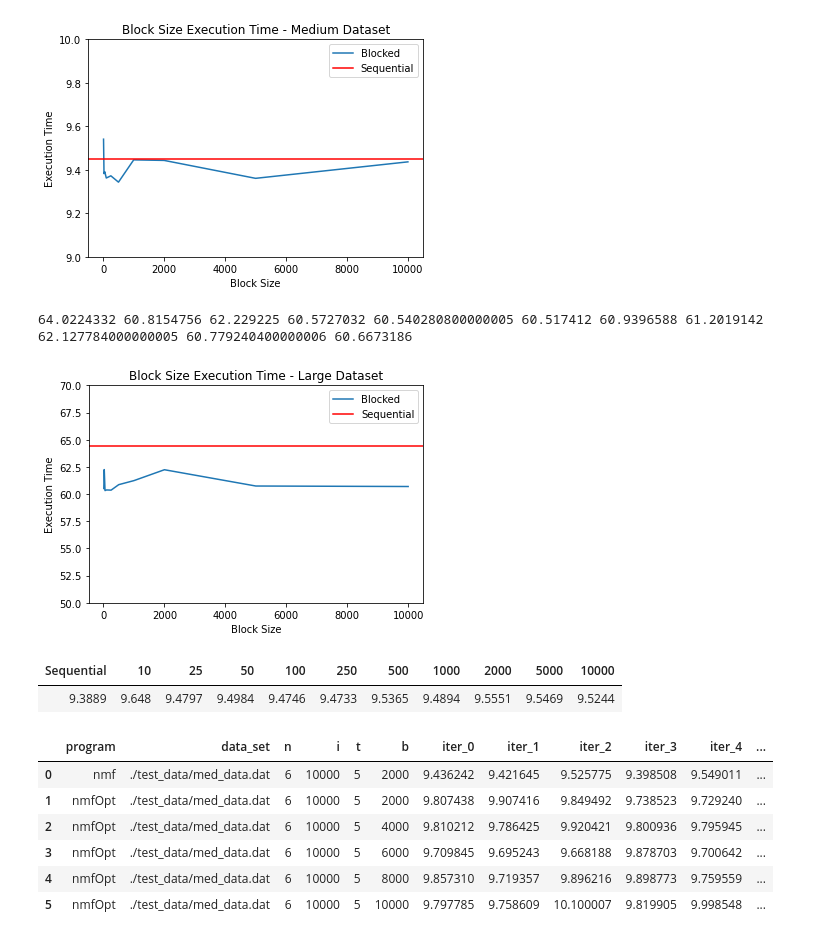
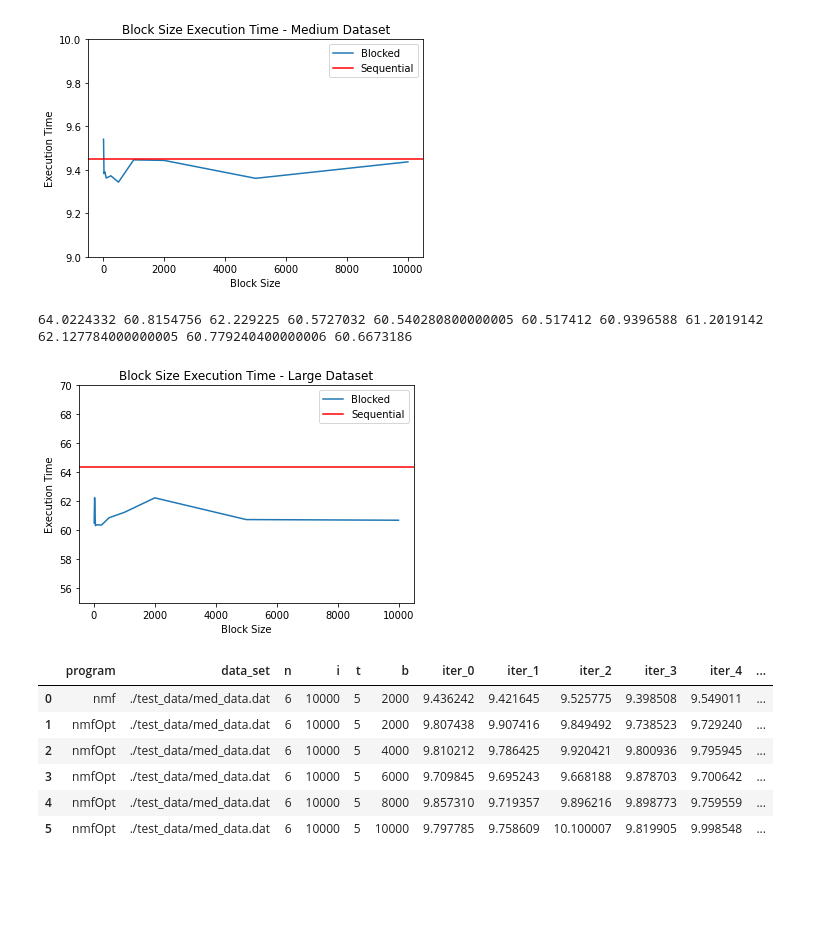
Before and after one commit to NFabrizio/NMF, a Jupyter notebook: results.ipynb, the cells around one changed output. Drawn from its saved outputs; the diff is of its cells as text; code cells hidden in the pictures; blank space fills up the shorter version.

```diff
--- a/results.ipynb
+++ b/results.ipynb
@@ -231,109 +286,35 @@ seq = [60.906942, 65.791226, 61.495260, 65.909135, 66.292854, 60.697092, 66.0096
 par10 = [60.343254, 60.561474, 60.449829, 62.190076, 60.301975, 60.532745, 62.227841]
 par25 = [63.361837, 65.885473, 60.655988, 60.592889, 63.790693, 60.580615, 62.744718]
 par50 = [64.132692, 60.386337, 60.141502, 60.161332, 60.417069, 60.083275, 61.757276]
 par100 = [60.318428, 60.414053, 60.171394, 61.296319, 61.851624, 60.264112, 60.408492]
 par250 = [60.179979, 59.891246, 60.391118, 60.378669, 61.319627, 60.317667, 62.100910]
 par500 = [60.314595, 61.117702, 61.756292, 60.340996, 63.036884, 61.125936, 60.357368]
 par1000 = [61.227422, 60.354767, 60.306954, 62.765614, 61.834360, 60.654657, 61.938365]
 par2000 = [60.613229, 63.260377, 63.451489, 60.436812, 64.865226, 62.845308, 60.468517]
 par5000 = [60.095884, 60.554738, 65.304430, 61.575913, 60.762393, 59.960676, 60.907274]
 par10000 = [61.029667, 62.605819, 60.816393, 60.217176, 60.193416, 60.315100, 60.958257]
 
 # take average of each list
 print(avg(seq), avg(par10), avg(par25), avg(par50), avg(par100), avg(par250), avg(par500), avg(par1000), avg(par2000), avg(par5000), avg(par10000))
 
 # plot the results against the number of block sizes
 par = [avg(par10), avg(par25), avg(par50), avg(par100), avg(par250), avg(par500), avg(par1000), avg(par2000), avg(par5000), avg(par10000)]
 block_sizes = [10, 25, 50, 100, 250, 500, 1000, 2000, 5000, 10000]
 
 # set y axis to start at 0 and end at 1
-plt.ylim(50, 70)
+plt.ylim(55, 70)
 plt.plot(block_sizes, par)
 plt.axhline(y = avg(seq), color = 'r', linestyle = '-')
 plt.xlabel('Block Size')
 plt.ylabel('Execution Time')
 plt.title('Block Size Execution Time - Large Dataset')
 
 # and add a legend to the plot to show the sequential line vs the parallel line
 plt.legend(['Blocked', 'Sequential'])
 plt.show()
 # %% [output]
 64.0224332 60.8154756 62.229225 60.5727032 60.540280800000005 60.517412 60.9396588 61.2019142 62.127784000000005 60.779240400000006 60.6673186
-[figure, old version]
+[figure, new version]
-# %%
-from prettytable import PrettyTable
-
-# # Block size tests - really see no joy at all. Too small? Not a localization issue?
-# (base) denver:~/CS575/NMF$ ./test.sh 1 10000 ./test_data/med_data.dat 5 0 1 nmf
-# 1 threads for nmf -N 6 -I 10000 -T 5 -B 1 ./test_data/med_data.dat
-# 9.406589, 9.325238, 9.404208, 9.387634, 9.362653, 9.383552, 9.479898,
-
-# (base) denver:~/CS575/NMF$ ./test.sh 6 10000 ./test_data/med_data.dat 5 0 10 nmfOpt
-# 1 threads for nmfOpt -N 6 -I 10000 -T 5 -B 10 ./test_data/med_data.dat
-# 9.722706, 9.579972, 9.661539, 9.737212, 9.599060, 9.676715, 9.564941,
-# (base) denver:~/CS575/NMF$ ./test.sh 6 10000 ./test_data/med_data.dat 5 0 25 nmfOpt
-# 1 threads for nmfOpt -N 6 -I 10000 -T 5 -B 25 ./test_data/med_data.dat
-# 9.432991, 9.493594, 9.463730, 9.553460, 9.448938, 9.493673, 9.498362,
-# (base) denver:~/CS575/NMF$ ./test.sh 6 10000 ./test_data/med_data.dat 5 0 50 nmfOpt
-# 1 threads for nmfOpt -N 6 -I 10000 -T 5 -B 50 ./test_data/med_data.dat
-# 9.466799, 9.534266, 9.450707, 9.495390, 9.564350, 9.529818, 9.465759,
-# (base) denver:~/CS575/NMF$ ./test.sh 6 10000 ./test_data/med_data.dat 5 0 100 nmfOpt
-# 1 threads for nmfOpt -N 6 -I 10000 -T 5 -B 100 ./test_data/med_data.dat
-# 9.452977, 9.510970, 9.526947, 9.405941, 9.471033, 9.410863, 9.707120,
-# (base) denver:~/CS575/NMF$ ./test.sh 6 10000 ./test_data/med_data.dat 5 0 250 nmfOpt
-# 1 threads for nmfOpt -N 6 -I 10000 -T 5 -B 250 ./test_data/med_data.dat
-# 9.408955, 9.560139, 9.436111, 9.338082, 9.544690, 9.416759, 9.575007,
-# (base) denver:~/CS575/NMF$ ./test.sh 6 10000 ./test_data/med_data.dat 5 0 500 nmfOpt
-# 1 threads for nmfOpt -N 6 -I 10000 -T 5 -B 500 ./test_data/med_data.dat
-# 9.504865, 9.649893, 9.623651, 9.458090, 9.513319, 9.504950, 9.535742,
-# (base) denver:~/CS575/NMF$ ./test.sh 6 10000 ./test_data/med_data.dat 5 0 1000 nmfOpt
-# 1 threads for nmfOpt -N 6 -I 10000 -T 5 -B 1000 ./test_data/med_data.dat
-# 9.483290, 9.528004, 9.468683, 9.524097, 9.507855, 9.453468, 9.463101,
-# (base) denver:~/CS575/NMF$ ./test.sh 6 10000 ./test_data/med_data.dat 5 0 2000 nmfOpt
-# 1 threads for nmfOpt -N 6 -I 10000 -T 5 -B 2000 ./test_data/med_data.dat
-# 9.462383, 9.553690, 9.712771, 9.667013, 9.557601, 9.412043, 9.534750,
-# (base) denver:~/CS575/NMF$ ./test.sh 6 10000 ./test_data/med_data.dat 5 0 5000 nmfOpt
-# 1 threads for nmfOpt -N 6 -I 10000 -T 5 -B 5000 ./test_data/med_data.dat
-# 9.571613, 9.479653, 9.566766, 9.650081, 9.536227, 9.569641, 9.490401,
-# (base) denver:~/CS575/NMF$ ./test.sh 6 10000 ./test_data/med_data.dat 5 0 10000 nmfOpt
-# 1 threads for nmfOpt -N 6 -I 10000 -T 5 -B 10000 ./test_data/med_data.dat
-# 9.470639, 9.565643, 9.551589, 9.517079, 9.560104, 9.457342, 9.522353,
-
-# create arrays of the data
-seq = [9.406589, 9.325238, 9.404208, 9.387634, 9.362653, 9.383552, 9.479898]
-par_10 = [9.722706, 9.579972, 9.661539, 9.737212, 9.599060, 9.676715, 9.564941]
-par_25 = [9.432991, 9.493594, 9.463730, 9.553460, 9.448938, 9.493673, 9.498362]
-par_50 = [9.466799, 9.534266, 9.450707, 9.495390, 9.564350, 9.529818, 9.465759]
-par_100 = [9.452977, 9.510970, 9.526947, 9.405941, 9.471033, 9.410863, 9.707120]
-par_250 = [9.408955, 9.560139, 9.436111, 9.338082, 9.544690, 9.416759, 9.575007]
-par_500 = [9.504865, 9.649893, 9.623651, 9.458090, 9.513319, 9.504950, 9.535742]
-par_1000 = [9.483290, 9.528004, 9.468683, 9.524097, 9.507855, 9.453468, 9.463101]
-par_2000 = [9.462383, 9.553690, 9.712771, 9.667013, 9.557601, 9.412043, 9.534750]
-par_5000 = [9.571613, 9.479653, 9.566766, 9.650081, 9.536227, 9.569641, 9.490401]
-par_10000 = [9.470639, 9.565643, 9.551589, 9.517079, 9.560104, 9.457342, 9.522353]
-
-# find the average of each array using the avg method
-seq_avg = avg(seq)
-par_10_avg = avg(par_10)
-par_25_avg = avg(par_25)
-par_50_avg = avg(par_50)
-par_100_avg = avg(par_100)
-par_250_avg = avg(par_250)
-par_500_avg = avg(par_500)
-par_1000_avg = avg(par_1000)
-par_2000_avg = avg(par_2000)
-par_5000_avg = avg(par_5000)
-par_10000_avg = avg(par_10000)
-
-# create a table for the data with 4 decimal places of precision
-table = PrettyTable(['Sequential', '10', '25', '50', '100', '250', '500', '1000', '2000', '5000', '10000'])
-table.add_row([round(seq_avg, 4), round(par_10_avg, 4), round(par_25_avg, 4), round(par_50_avg, 4), round(par_100_avg, 4), round(par_250_avg, 4), round(par_500_avg, 4), round(par_1000_avg, 4), round(par_2000_avg, 4), round(par_5000_avg, 4), round(par_10000_avg, 4)])
-
-# print the table
-table
-# %% [output]
-| Sequential | 10 | 25 | 50 | 100 | 250 | 500 | 1000 | 2000 | 5000 | 10000 |
-| 9.3889 | 9.648 | 9.4797 | 9.4984 | 9.4746 | 9.4733 | 9.5365 | 9.4894 | 9.5551 | 9.5469 | 9.5244 |
 # %%
 import math
 
```
Also changed, not shown: parts of 35 cells of this notebook.
